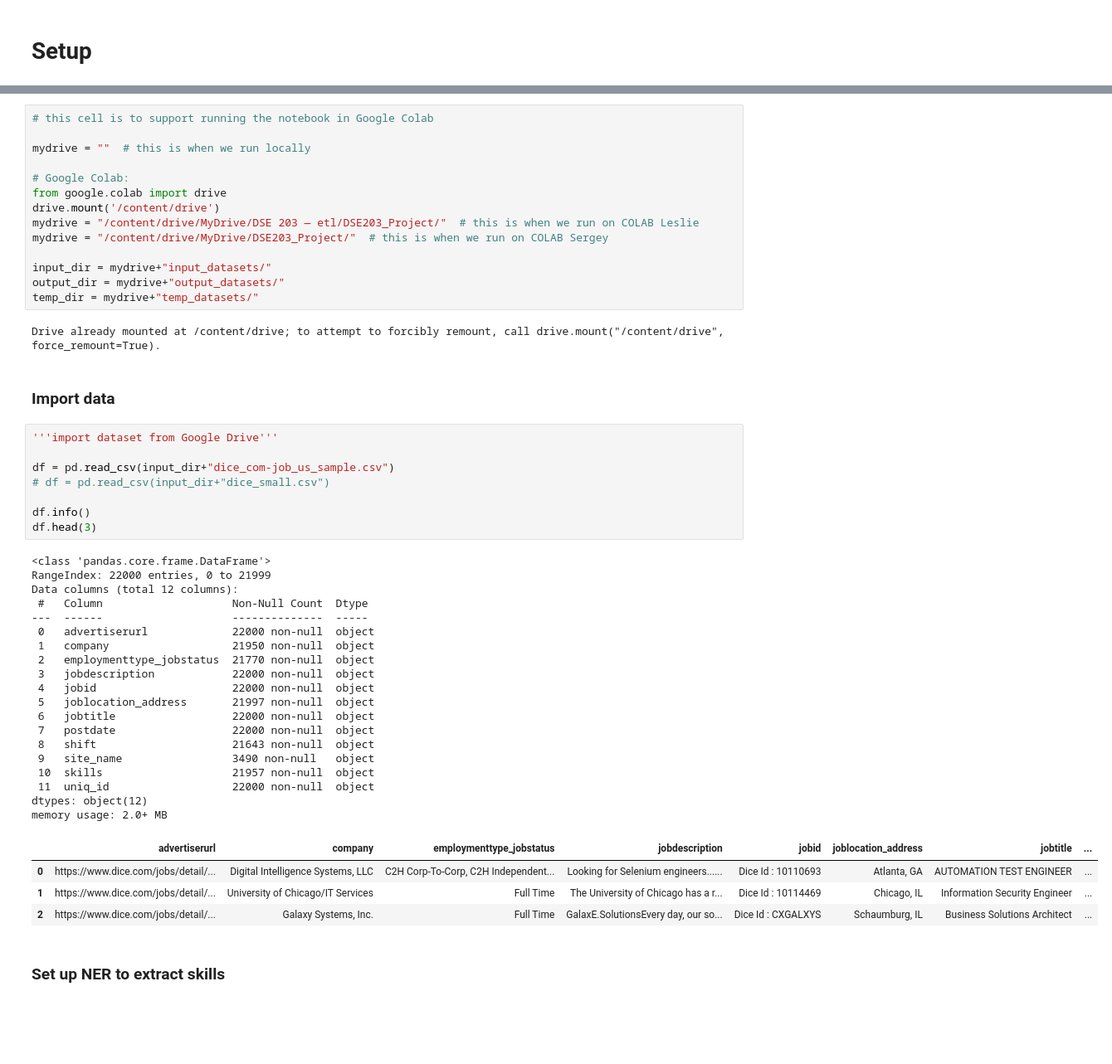
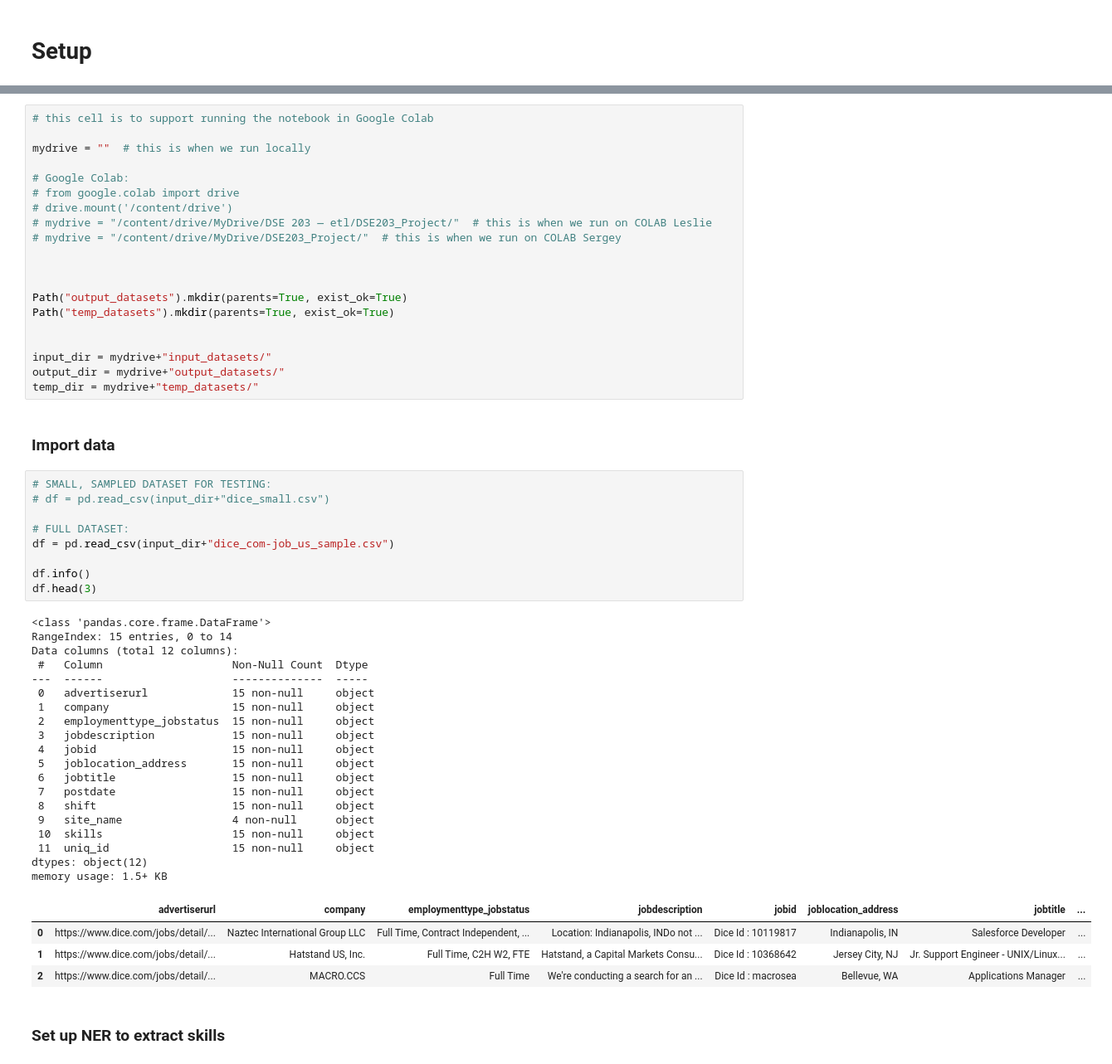
Before and after one commit to jessica-leslie-sergey/dse203, a Jupyter notebook: src/step1_process_listings.ipynb, the cells around one changed output, grey strips where cells are left out. Shown at 83% size. Cells and saved outputs as stored; diff of their text form; blank space fills up the shorter version.

```diff
--- a/src/step1_process_listings.ipynb
+++ b/src/step1_process_listings.ipynb
@@ -98,50 +81,55 @@ INFO:stanza:Done loading processors!
 mydrive = ""  # this is when we run locally
 
 # Google Colab:
-from google.colab import drive
-drive.mount('/content/drive')
-mydrive = "/content/drive/MyDrive/DSE 203 — etl/DSE203_Project/"  # this is when we run on COLAB Leslie
-mydrive = "/content/drive/MyDrive/DSE203_Project/"  # this is when we run on COLAB Sergey
+# from google.colab import drive
+# drive.mount('/content/drive')
+# mydrive = "/content/drive/MyDrive/DSE 203 — etl/DSE203_Project/"  # this is when we run on COLAB Leslie
+# mydrive = "/content/drive/MyDrive/DSE203_Project/"  # this is when we run on COLAB Sergey
+
+
+
+Path("output_datasets").mkdir(parents=True, exist_ok=True)
+Path("temp_datasets").mkdir(parents=True, exist_ok=True)
+
 
 input_dir = mydrive+"input_datasets/"
 output_dir = mydrive+"output_datasets/"
 temp_dir = mydrive+"temp_datasets/"
-# %% [output]
-Drive already mounted at /content/drive; to attempt to forcibly remount, call drive.mount("/content/drive", force_remount=True).
 # %% [markdown]
 ### Import data
 # %%
-'''import dataset from Google Drive'''
+# SMALL, SAMPLED DATASET FOR TESTING:
+# df = pd.read_csv(input_dir+"dice_small.csv")
 
+# FULL DATASET:
 df = pd.read_csv(input_dir+"dice_com-job_us_sample.csv")
-# df = pd.read_csv(input_dir+"dice_small.csv")
 
 df.info()
 df.head(3)
 # %% [output]
 <class 'pandas.core.frame.DataFrame'>
-RangeIndex: 22000 entries, 0 to 21999
+RangeIndex: 15 entries, 0 to 14
 Data columns (total 12 columns):
  #   Column                    Non-Null Count  Dtype
 ---  ------                    --------------  -----
- 0   advertiserurl             22000 non-null  object
- 1   company                   21950 non-null  object
- 2   employmenttype_jobstatus  21770 non-null  object
- 3   jobdescription            22000 non-null  object
- 4   jobid                     22000 non-null  object
- 5   joblocation_address       21997 non-null  object
- 6   jobtitle                  22000 non-null  object
- 7   postdate                  22000 non-null  object
- 8   shift                     21643 non-null  object
- 9   site_name                 3490 non-null   object
- 10  skills                    21957 non-null  object
- 11  uniq_id                   22000 non-null  object
+ 0   advertiserurl             15 non-null     object
+ 1   company                   15 non-null     object
+ 2   employmenttype_jobstatus  15 non-null     object
+ 3   jobdescription            15 non-null     object
+ 4   jobid                     15 non-null     object
+ 5   joblocation_address       15 non-null     object
+ 6   jobtitle                  15 non-null     object
+ 7   postdate                  15 non-null     object
+ 8   shift                     15 non-null     object
+ 9   site_name                 4 non-null      object
+ 10  skills                    15 non-null     object
+ 11  uniq_id                   15 non-null     object
 dtypes: object(12)
-memory usage: 2.0+ MB
+memory usage: 1.5+ KB
 |  | advertiserurl | company | employmenttype_jobstatus | jobdescription | jobid | joblocation_address | jobtitle | ... |
-| 0 | https://www.dice.com/jobs/detail/... | Digital Intelligence Systems, LLC | C2H Corp-To-Corp, C2H Independent... | Looking for Selenium engineers...... | Dice Id : 10110693 | Atlanta, GA | AUTOMATION TEST ENGINEER | ... |
-| 1 | https://www.dice.com/jobs/detail/... | University of Chicago/IT Services | Full Time | The University of Chicago has a r... | Dice Id : 10114469 | Chicago, IL | Information Security Engineer | ... |
-| 2 | https://www.dice.com/jobs/detail/... | Galaxy Systems, Inc. | Full Time | GalaxE.SolutionsEvery day, our so... | Dice Id : CXGALXYS | Schaumburg, IL | Business Solutions Architect | ... |
+| 0 | https://www.dice.com/jobs/detail/... | Naztec International Group LLC | Full Time, Contract Independent, ... | Location: Indianapolis, INDo not ... | Dice Id : 10119817 | Indianapolis, IN | Salesforce Developer | ... |
+| 1 | https://www.dice.com/jobs/detail/... | Hatstand US, Inc. | Full Time, C2H W2, FTE | Hatstand, a Capital Markets Consu... | Dice Id : 10368642 | Jersey City, NJ | Jr. Support Engineer - UNIX/Linux... | ... |
+| 2 | https://www.dice.com/jobs/detail/... | MACRO.CCS | Full Time | We're conducting a search for an ... | Dice Id : macrosea | Bellevue, WA | Applications Manager | ... |
 # %% [markdown]
 ### Set up NER to extract skills
 # %%
```
Also changed, not shown: parts of 16 cells of this notebook, 26 other files.
